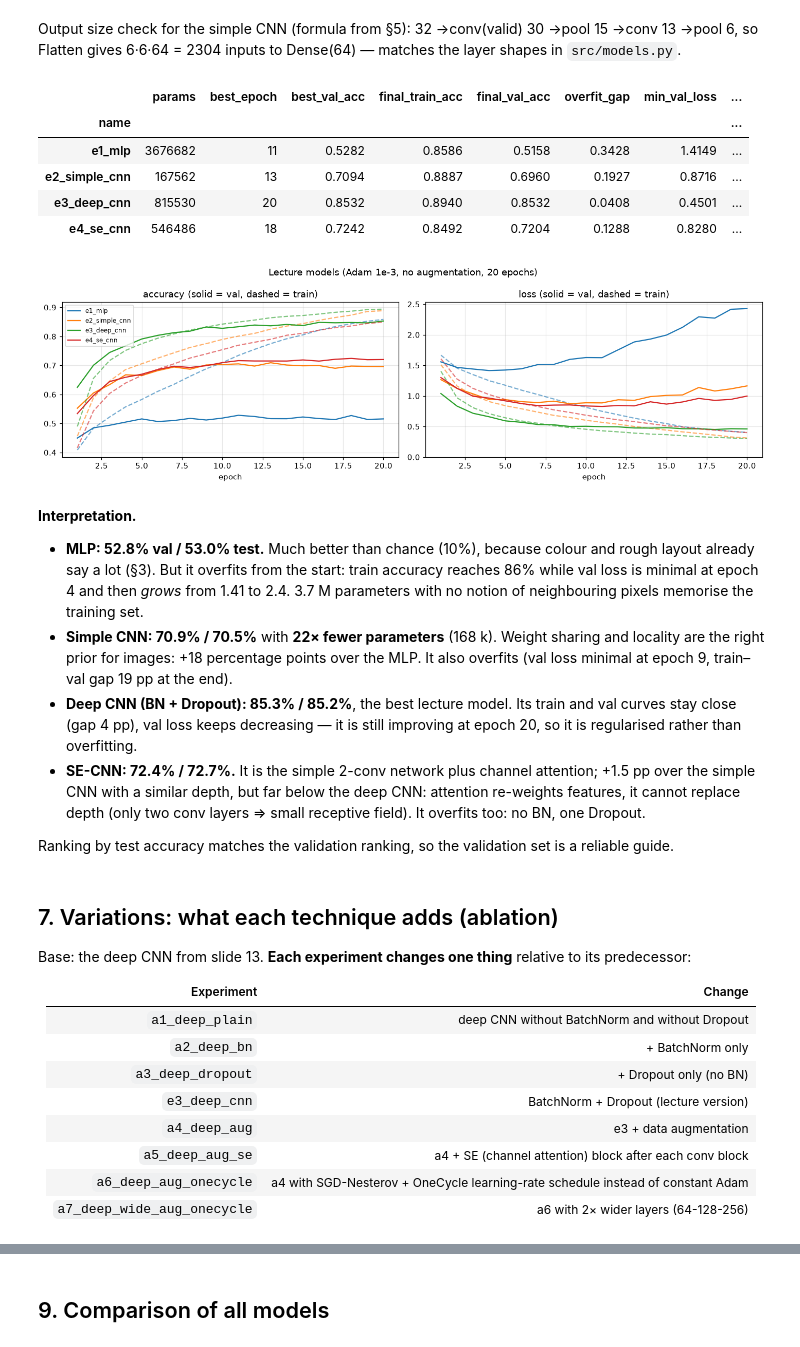
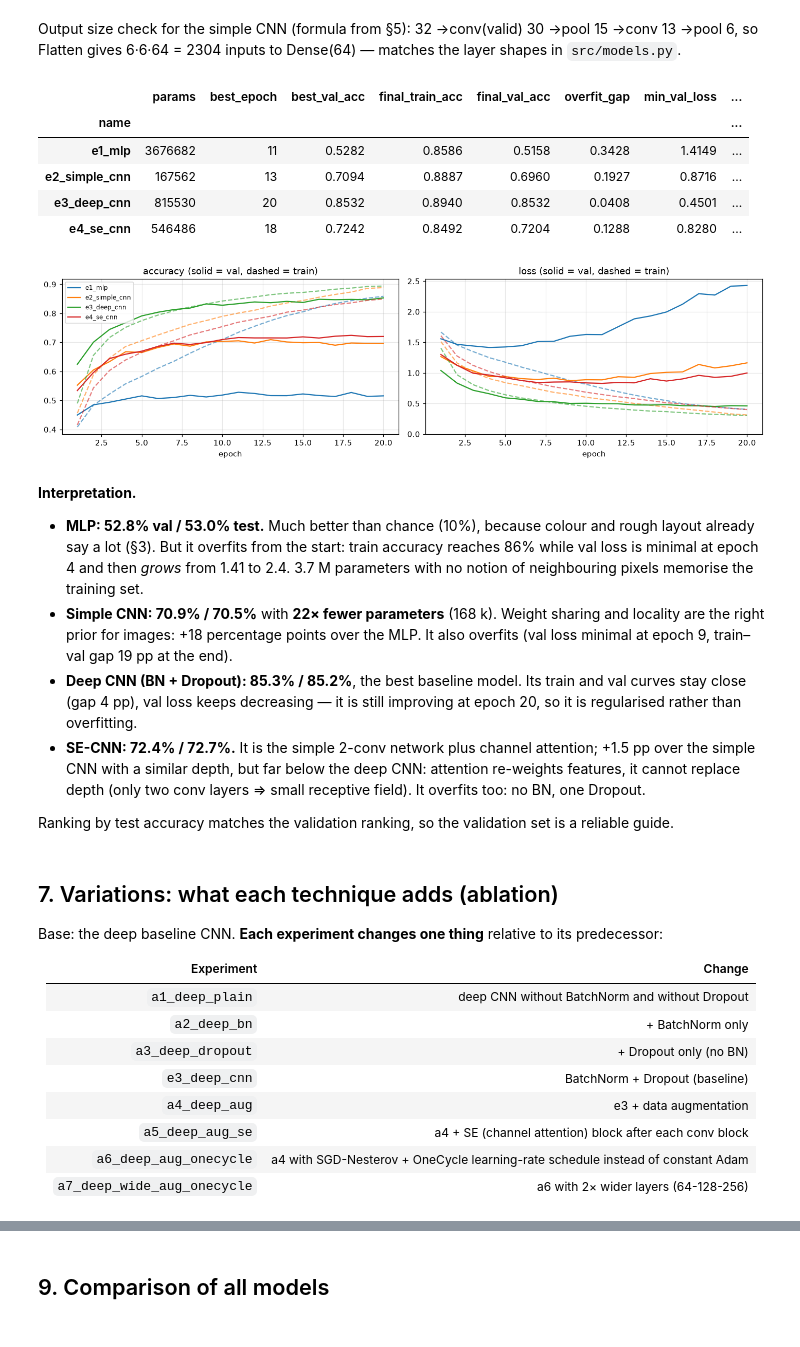
Before and after one commit to AlisherKshtykenov/cifar-cnn-ablation, a Jupyter notebook: notebooks/cifar10_cnn_study.ipynb, the cells around one changed output, grey strips where cells are left out. Drawn from its saved outputs; the diff is of its cells as text; code cells hidden in the pictures.

```diff
--- a/notebooks/cifar10_cnn_study.ipynb
+++ b/notebooks/cifar10_cnn_study.ipynb
@@ -332,7 +330,7 @@ The weights from the epoch with the best validation accuracy are kept.
 
 Training is cached: `run_experiment` loads weights from `weights/` and history from `results/logs/` if they exist.
 # %%
-for cfg in LECTURE + ABLATION + FINAL:
+for cfg in BASELINES + ABLATION + FINAL:
     m = build_model(cfg["arch"], 10, **cfg.get("model_kwargs", {}))
     print(f"{cfg['name']:28s} params = {count_params(m):>10,}")
 # %% [output]
@@ -354,57 +352,57 @@ Output size check for the simple CNN (formula from §5): 32 →conv(valid) 30
 RESULTS = {}
 def run(cfgs):
     for cfg in cfgs:
         model, hist, summ = run_experiment(cfg, data, verbose=False)
         RESULTS[cfg["name"]] = {"model": model, "hist": pd.DataFrame(hist), "summary": summ}
 
 def summary_table(names):
     t = pd.DataFrame([RESULTS[n]["summary"] for n in names]).set_index("name")
     t["overfit_gap"] = t["final_train_acc"] - t["final_val_acc"]
     cols = ["params", "best_epoch", "best_val_acc", "final_train_acc", "final_val_acc", "overfit_gap",
             "min_val_loss", "test_acc", "test_loss", "train_minutes"]
     return t[cols]
 
 def plot_curves(names, title, fname):
     fig, axes = plt.subplots(1, 2, figsize=(13, 4))
     for i, n in enumerate(names):
         h = RESULTS[n]["hist"]; c = f"C{i}"
         axes[0].plot(h.epoch, h.train_acc, c, ls="--", alpha=0.6); axes[0].plot(h.epoch, h.val_acc, c, label=n)
         axes[1].plot(h.epoch, h.train_loss, c, ls="--", alpha=0.6); axes[1].plot(h.epoch, h.val_loss, c, label=n)
     axes[0].set_title("accuracy (solid = val, dashed = train)"); axes[1].set_title("loss (solid = val, dashed = train)")
     axes[1].set_ylim(0, None); axes[0].set_xlabel("epoch"); axes[1].set_xlabel("epoch"); axes[0].legend(fontsize=8)
     fig.suptitle(title); plt.tight_layout(); plt.savefig(FIG / fname); plt.show()
 
-run(LECTURE)
-lecture_tab = summary_table([c["name"] for c in LECTURE])
-lecture_tab.to_csv(TAB / "05_lecture_models.csv"); display(lecture_tab.round(4))
-plot_curves([c["name"] for c in LECTURE], "Lecture models (Adam 1e-3, no augmentation, 20 epochs)", "07_lecture_curves.png")
+run(BASELINES)
+baseline_tab = summary_table([c["name"] for c in BASELINES])
+baseline_tab.to_csv(TAB / "05_baseline_models.csv"); display(baseline_tab.round(4))
+plot_curves([c["name"] for c in BASELINES], "Baseline models (Adam 1e-3, no augmentation, 20 epochs)", "07_baseline_curves.png")
 # %% [output]
 |  | params | best_epoch | best_val_acc | final_train_acc | final_val_acc | overfit_gap | min_val_loss | ... |
 | name |  |  |  |  |  |  |  | ... |
 | e1_mlp | 3676682 | 11 | 0.5282 | 0.8586 | 0.5158 | 0.3428 | 1.4149 | ... |
 | e2_simple_cnn | 167562 | 13 | 0.7094 | 0.8887 | 0.6960 | 0.1927 | 0.8716 | ... |
 | e3_deep_cnn | 815530 | 20 | 0.8532 | 0.8940 | 0.8532 | 0.0408 | 0.4501 | ... |
 | e4_se_cnn | 546486 | 18 | 0.7242 | 0.8492 | 0.7204 | 0.1288 | 0.8280 | ... |
-[figure, old version]
+[figure, new version]
 # %% [markdown]
 **Interpretation.**
 - **MLP: 52.8% val / 53.0% test.** Much better than chance (10%), because colour and rough layout already say a lot (§3). But it overfits from the start: train accuracy reaches 86% while val loss is minimal at epoch 4 and then *grows* from 1.41 to 2.4. 3.7 M parameters with no notion of neighbouring pixels memorise the training set.
 - **Simple CNN: 70.9% / 70.5%** with **22× fewer parameters** (168 k). Weight sharing and locality are the right prior for images: +18 percentage points over the MLP. It also overfits (val loss minimal at epoch 9, train–val gap 19 pp at the end).
-- **Deep CNN (BN + Dropout): 85.3% / 85.2%**, the best lecture model. Its train and val curves stay close (gap 4 pp), val loss keeps decreasing — it is still improving at epoch 20, so it is regularised rather than overfitting.
+- **Deep CNN (BN + Dropout): 85.3% / 85.2%**, the best baseline model. Its train and val curves stay close (gap 4 pp), val loss keeps decreasing — it is still improving at epoch 20, so it is regularised rather than overfitting.
 - **SE-CNN: 72.4% / 72.7%.** It is the simple 2-conv network plus channel attention; +1.5 pp over the simple CNN with a similar depth, but far below the deep CNN: attention re-weights features, it cannot replace depth (only two conv layers ⇒ small receptive field). It overfits too: no BN, one Dropout.
 
 Ranking by test accuracy matches the validation ranking, so the validation set is a reliable guide.
 # %% [markdown]
 ## 7. Variations: what each technique adds (ablation)
 
-Base: the deep CNN from slide 13. **Each experiment changes one thing** relative to its predecessor:
+Base: the deep baseline CNN. **Each experiment changes one thing** relative to its predecessor:
 
 | Experiment | Change |
 |---|---|
 | `a1_deep_plain` | deep CNN without BatchNorm and without Dropout |
 | `a2_deep_bn` | + BatchNorm only |
 | `a3_deep_dropout` | + Dropout only (no BN) |
-| `e3_deep_cnn` | BatchNorm + Dropout (lecture version) |
+| `e3_deep_cnn` | BatchNorm + Dropout (baseline) |
 | `a4_deep_aug` | e3 + data augmentation |
 | `a5_deep_aug_se` | a4 + SE (channel attention) block after each conv block |
 | `a6_deep_aug_onecycle` | a4 with SGD-Nesterov + OneCycle learning-rate schedule instead of constant Adam |
```
Also changed, not shown: parts of 16 cells of this notebook, 13 other files.
